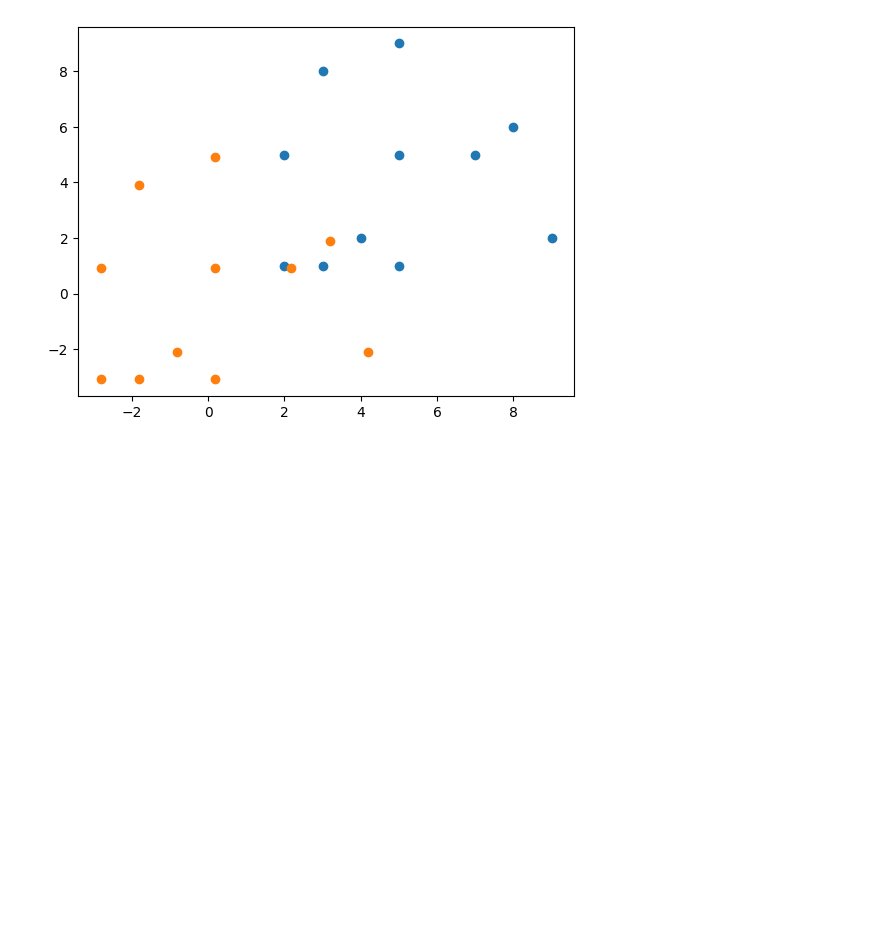
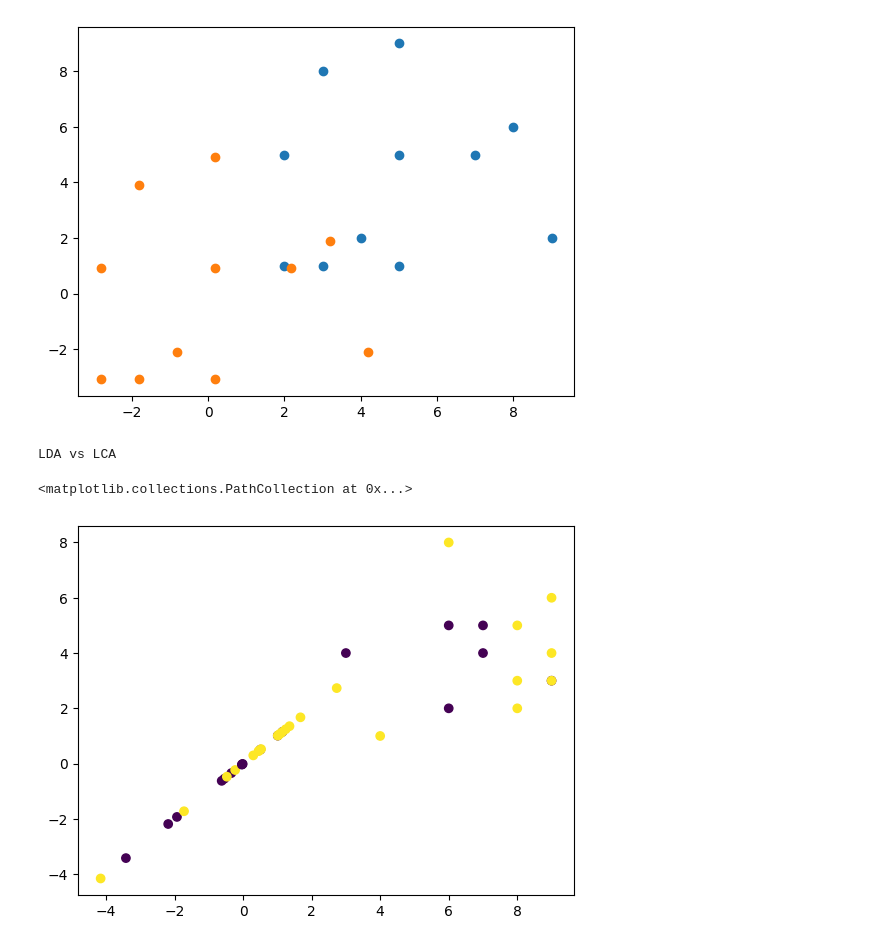
Before and after one commit to rudrasharma-git/Mathematics-for-ML, a Jupyter notebook: PCA.ipynb, the cells around one changed output. Drawn from its saved outputs; the diff is of its cells as text; code cells hidden in the pictures; blank space fills up the shorter version.

```diff
--- a/PCA.ipynb
+++ b/PCA.ipynb
@@ -81,3 +81,30 @@ Reduced data:  [[ 2.98277978]
  [-3.40519688]
  [ 4.83674839]]
 [figure]
+# %%
+print("LDA vs LCA")
+import numpy as np
+import matplotlib.pyplot as plt
+X = np.random.randint(1,10, size=(14,2))
+X
+X_info = np.array([0,0,0,0,0,0,1,1,1,1,1,1,1,1])
+plt.scatter(X[:,0], X[:,1], c=X_info)
+# PCA
+from sklearn.decomposition import PCA
+pca = PCA(n_components=1)
+pca.fit(X)
+X_pca = pca.transform(X)
+X_pca
+plt.scatter(X_pca[:,0], X_pca[:,0], c=X_info)
+#LDA
+import sklearn.discriminant_analysis as lda
+lda = lda.LinearDiscriminantAnalysis(n_components=1)
+#lda.fit(X, X_info)
+#X_lda = lda.transform(X)
+X_lda = lda.fit_transform(X, X_info)
+X_lda
+plt.scatter(X_lda[:,0], X_lda[:,0], c=X_info)
+# %% [output]
+LDA vs LCA
+<matplotlib.collections.PathCollection at 0x...>
+[figure, added]
```
